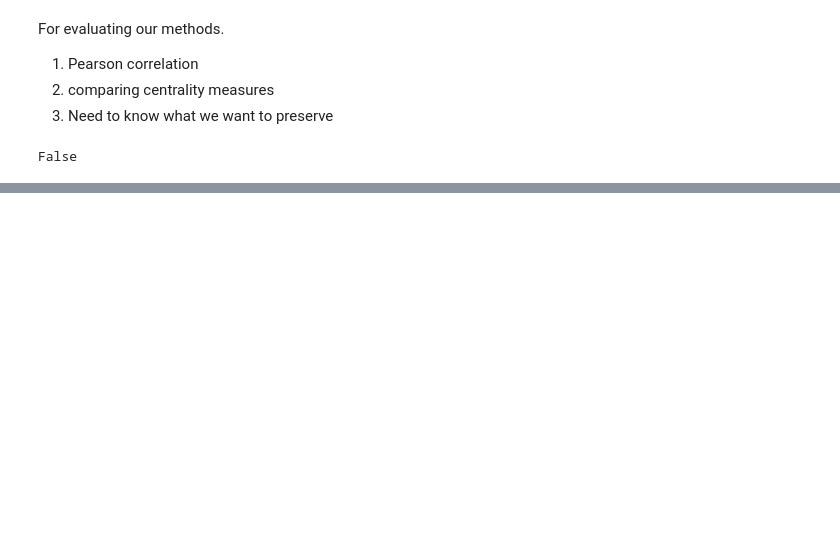
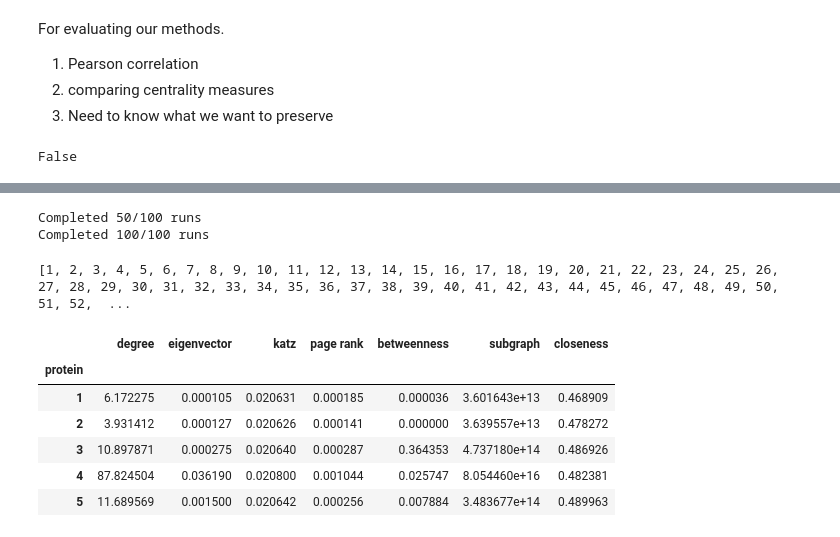
Before and after one commit to orlando2130/Math-3888-group-E, a Jupyter notebook: wk8_toolbox/wk8_toolbox.ipynb, the cells around one changed output, grey strips where cells are left out. Cells and saved outputs as stored; diff of their text form; code cells hidden in the pictures; blank space fills up the shorter version.

```diff
--- a/wk8_toolbox/wk8_toolbox.ipynb
+++ b/wk8_toolbox/wk8_toolbox.ipynb
@@ -216,0 +220,34 @@ plt.show()
+# %%
+CORE_THRESHOLD = 0.99
+DRIFTER_THRESHOLD = 0.8 # Min freq for a community to be considered relevant when identifying two-community drifters.
+TOP_N = 10 #Number of high-degree proteins used to identify a community
+MATCH_THRESHOLD = 0.4 #min similarity between comm signatures to consider them same community
+
+G = read_in_proteins(connected=True)
+df = louvain_frequencies_using_high_degree_proteins(G, n=100, top_n=TOP_N, match_t=0.05)
+G_red = reduce_network(G, freqs_df=df, drifter_threshold=DRIFTER_THRESHOLD)
+# %% [output]
+Completed 50/100 runs
+Completed 100/100 runs
+# %%
+print(G_red.nodes)
+# %% [output]
+[1, 2, 3, 4, 5, 6, 7, 8, 9, 10, 11, 12, 13, 14, 15, 16, 17, 18, 19, 20, 21, 22, 23, 24, 25, 26, 27, 28, 29, 30, 31, 32, 33, 34, 35, 36, 37, 38, 39, 40, 41, 42, 43, 44, 45, 46, 47, 48, 49, 50, 51, 52,  ...
+# %%
+reduced_metrics = all_node_centrality_measures_weighted(
+    G_red
+)
+
+df = pd.DataFrame(reduced_metrics).transpose()
+df.index.name = "protein"
+df.head()
+
+# df.to_csv("data/processed/reduced_graph_centrality_measures.csv")
+# %% [output]
+|  | degree | eigenvector | katz | page rank | betweenness | subgraph | closeness |
+| protein |  |  |  |  |  |  |  |
+| 1 | 6.172275 | 0.000105 | 0.020631 | 0.000185 | 0.000036 | 3.601643e+13 | 0.468909 |
+| 2 | 3.931412 | 0.000127 | 0.020626 | 0.000141 | 0.000000 | 3.639557e+13 | 0.478272 |
+| 3 | 10.897871 | 0.000275 | 0.020640 | 0.000287 | 0.364353 | 4.737180e+14 | 0.486926 |
+| 4 | 87.824504 | 0.036190 | 0.020800 | 0.001044 | 0.025747 | 8.054460e+16 | 0.482381 |
+| 5 | 11.689569 | 0.001500 | 0.020642 | 0.000256 | 0.007884 | 3.483677e+14 | 0.489963 |
```
Also changed, not shown: parts of 9 cells of this notebook, 5 other files.
